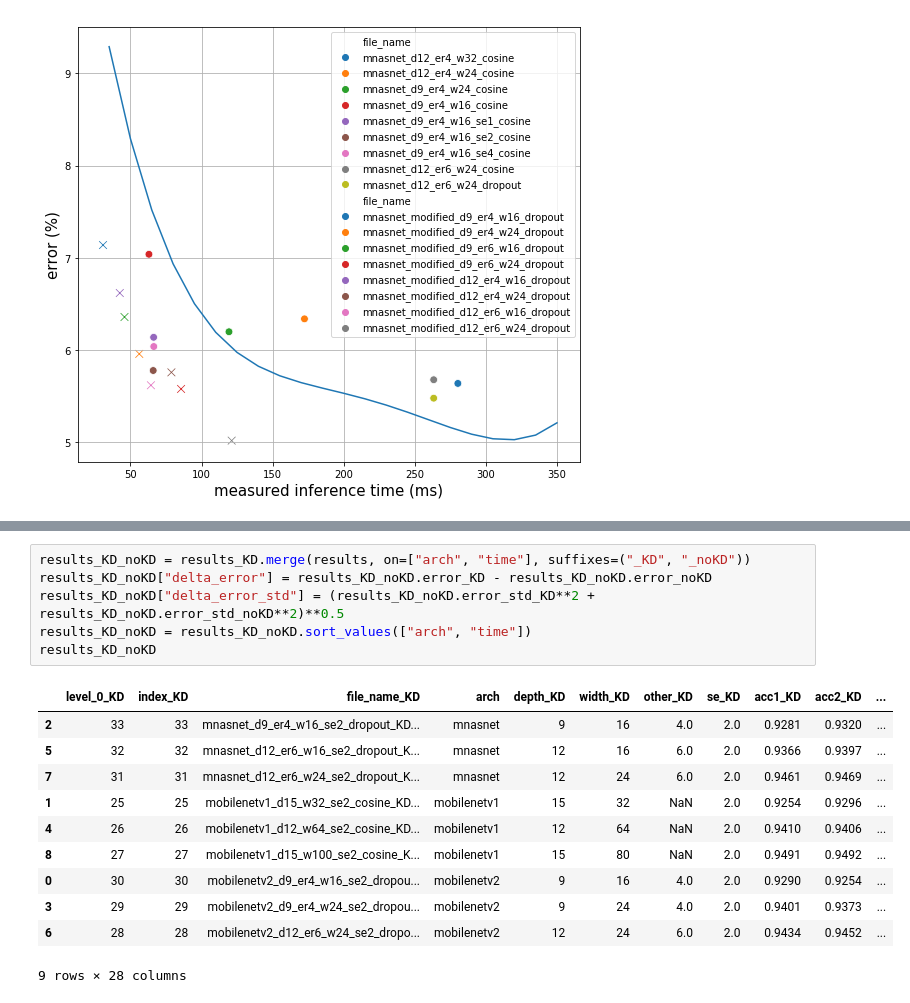
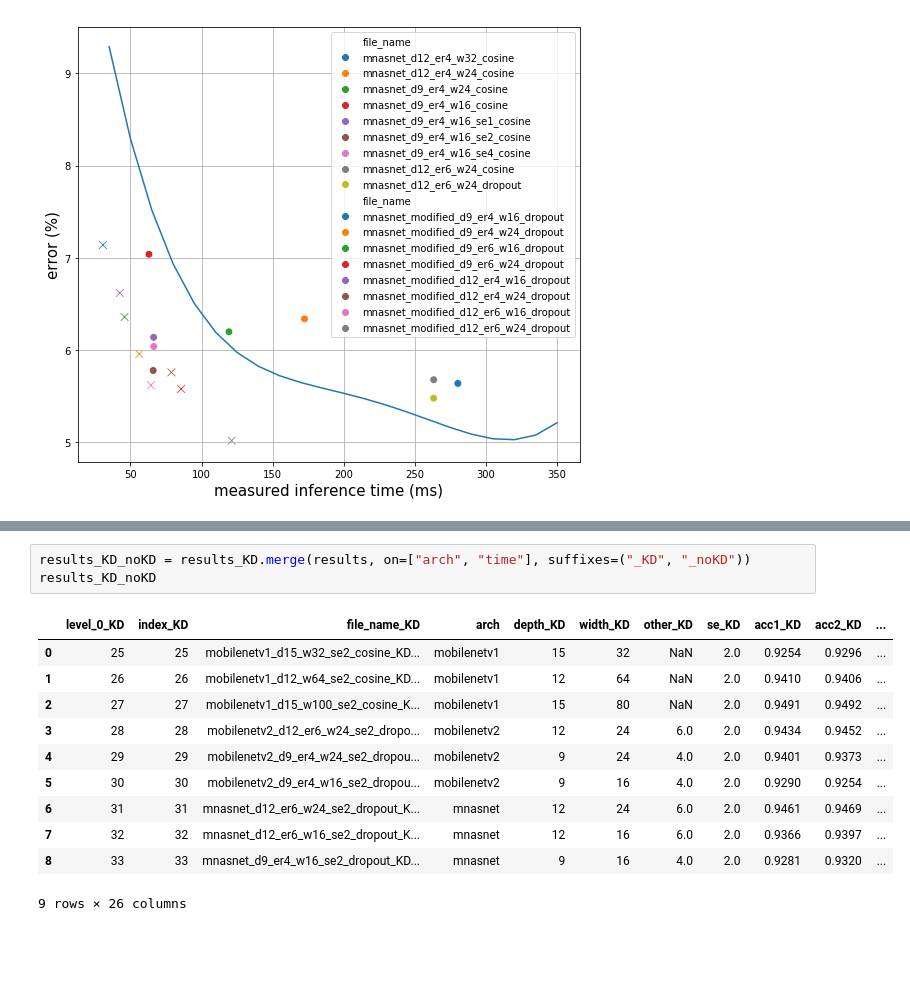
Before and after one commit to NatGr/Master_Thesis, a Jupyter notebook: training_from_scratch/visualize.ipynb, the cells around one changed output, grey strips where cells are left out. Saved outputs shown, nothing was run; the diff lists cells and outputs as text; blank space fills up the shorter version.

```diff
--- a/training_from_scratch/visualize.ipynb
+++ b/training_from_scratch/visualize.ipynb
@@ -196,18 +194,15 @@ def plot_matrix(matrix, std_matrix, x_values, y_values, x_label, y_label, z_labe
 # %%
 results_KD_noKD = results_KD.merge(results, on=["arch", "time"], suffixes=("_KD", "_noKD"))
-results_KD_noKD["delta_error"] = results_KD_noKD.error_KD - results_KD_noKD.error_noKD
-results_KD_noKD["delta_error_std"] = (results_KD_noKD.error_std_KD**2 + results_KD_noKD.error_std_noKD**2)**0.5
-results_KD_noKD = results_KD_noKD.sort_values(["arch", "time"])
 results_KD_noKD
 # %% [output]
 |  | level_0_KD | index_KD | file_name_KD | arch | depth_KD | width_KD | other_KD | se_KD | acc1_KD | acc2_KD | ... |
-| 2 | 33 | 33 | mnasnet_d9_er4_w16_se2_dropout_KD... | mnasnet | 9 | 16 | 4.0 | 2.0 | 0.9281 | 0.9320 | ... |
-| 5 | 32 | 32 | mnasnet_d12_er6_w16_se2_dropout_K... | mnasnet | 12 | 16 | 6.0 | 2.0 | 0.9366 | 0.9397 | ... |
-| 7 | 31 | 31 | mnasnet_d12_er6_w24_se2_dropout_K... | mnasnet | 12 | 24 | 6.0 | 2.0 | 0.9461 | 0.9469 | ... |
-| 1 | 25 | 25 | mobilenetv1_d15_w32_se2_cosine_KD... | mobilenetv1 | 15 | 32 | NaN | 2.0 | 0.9254 | 0.9296 | ... |
-| 4 | 26 | 26 | mobilenetv1_d12_w64_se2_cosine_KD... | mobilenetv1 | 12 | 64 | NaN | 2.0 | 0.9410 | 0.9406 | ... |
-| 8 | 27 | 27 | mobilenetv1_d15_w100_se2_cosine_K... | mobilenetv1 | 15 | 80 | NaN | 2.0 | 0.9491 | 0.9492 | ... |
-| 0 | 30 | 30 | mobilenetv2_d9_er4_w16_se2_dropou... | mobilenetv2 | 9 | 16 | 4.0 | 2.0 | 0.9290 | 0.9254 | ... |
-| 3 | 29 | 29 | mobilenetv2_d9_er4_w24_se2_dropou... | mobilenetv2 | 9 | 24 | 4.0 | 2.0 | 0.9401 | 0.9373 | ... |
-| 6 | 28 | 28 | mobilenetv2_d12_er6_w24_se2_dropo... | mobilenetv2 | 12 | 24 | 6.0 | 2.0 | 0.9434 | 0.9452 | ... |
+| 0 | 25 | 25 | mobilenetv1_d15_w32_se2_cosine_KD... | mobilenetv1 | 15 | 32 | NaN | 2.0 | 0.9254 | 0.9296 | ... |
+| 1 | 26 | 26 | mobilenetv1_d12_w64_se2_cosine_KD... | mobilenetv1 | 12 | 64 | NaN | 2.0 | 0.9410 | 0.9406 | ... |
+| 2 | 27 | 27 | mobilenetv1_d15_w100_se2_cosine_K... | mobilenetv1 | 15 | 80 | NaN | 2.0 | 0.9491 | 0.9492 | ... |
+| 3 | 28 | 28 | mobilenetv2_d12_er6_w24_se2_dropo... | mobilenetv2 | 12 | 24 | 6.0 | 2.0 | 0.9434 | 0.9452 | ... |
+| 4 | 29 | 29 | mobilenetv2_d9_er4_w24_se2_dropou... | mobilenetv2 | 9 | 24 | 4.0 | 2.0 | 0.9401 | 0.9373 | ... |
+| 5 | 30 | 30 | mobilenetv2_d9_er4_w16_se2_dropou... | mobilenetv2 | 9 | 16 | 4.0 | 2.0 | 0.9290 | 0.9254 | ... |
+| 6 | 31 | 31 | mnasnet_d12_er6_w24_se2_dropout_K... | mnasnet | 12 | 24 | 6.0 | 2.0 | 0.9461 | 0.9469 | ... |
+| 7 | 32 | 32 | mnasnet_d12_er6_w16_se2_dropout_K... | mnasnet | 12 | 16 | 6.0 | 2.0 | 0.9366 | 0.9397 | ... |
+| 8 | 33 | 33 | mnasnet_d9_er4_w16_se2_dropout_KD... | mnasnet | 9 | 16 | 4.0 | 2.0 | 0.9281 | 0.9320 | ... |
-9 rows × 28 columns
+9 rows × 26 columns
```
Also changed, not shown: parts of 9 cells of this notebook, 1 other file.
